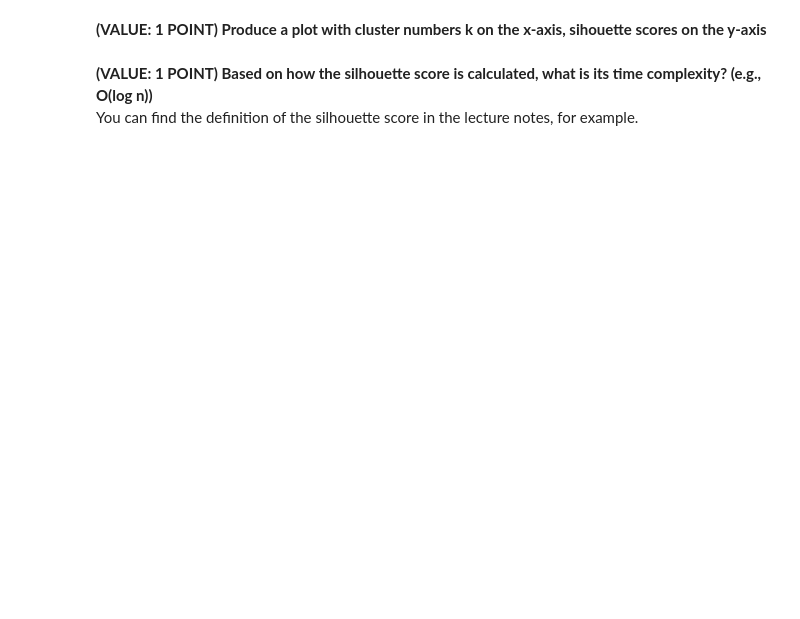
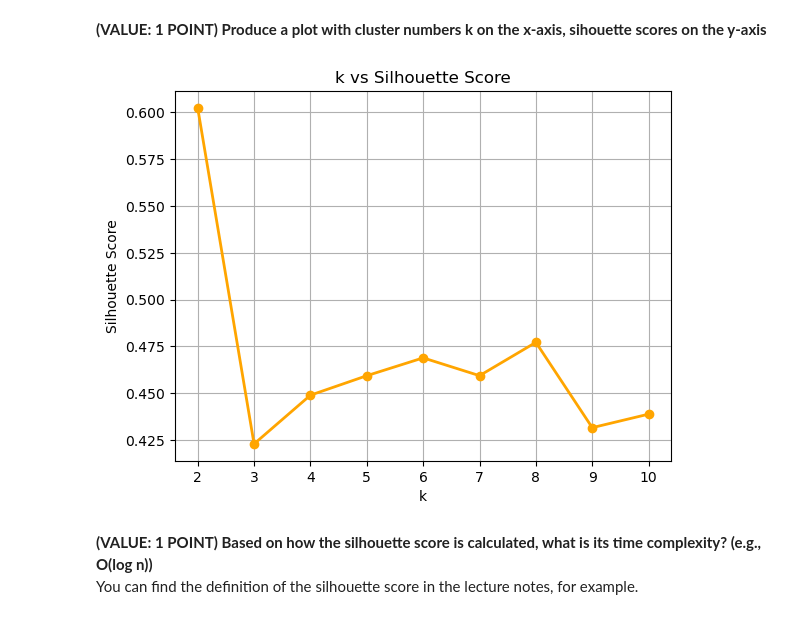
Before and after one commit to dle4d/ds5110, a Jupyter notebook: 07_clustering_and_dim_reduction_mllib/fidelity_fund_clustering_dle4d.ipynb, the cells around one changed output. Saved outputs shown, nothing was run; the diff lists cells and outputs as text; code cells hidden in the pictures; blank space fills up the shorter version.

```diff
--- a/07_clustering_and_dim_reduction_mllib/fidelity_fund_clustering_dle4d.ipynb
+++ b/07_clustering_and_dim_reduction_mllib/fidelity_fund_clustering_dle4d.ipynb
@@ -120,2 +157,8 @@ Cluster Centers:
 # %% [markdown]
 **(VALUE: 1 POINT) Call `kmeans_range` to compute K-means with clusters ranging from 2 to 10 inclusive, printing the resulting dataframe.**
+# %%
+# Call the function.
+kmeans_result = kmeans_range(2,10, dataset)
+
+# Show the resulting data frame.
+kmeans_result
@@ -122,5 +185,26 @@ Cluster Centers:
 # %% [markdown]
 **(VALUE: 1 POINT) Produce a plot with cluster numbers k on the x-axis, sihouette scores on the y-axis**
+# %%
+# Because I am not good at remember how to create plots, I used MS Copilot to help with this.
+# Create the plot using matplotlib.
+import matplotlib.pyplot as plt
+
+plt.plot(
+    kmeans_result["k"],
+    kmeans_result["silhouette"],
+    marker="o",
+    color="orange",
+    linewidth=2
+)
+
+plt.title("k vs Silhouette Score")
+plt.xlabel("k")
+plt.ylabel("Silhouette Score")
+
+plt.grid(True)
+plt.show()
+# %% [output]
+[figure, added]
 # %% [markdown]
 **(VALUE: 1 POINT) Based on how the silhouette score is calculated, what is its time complexity? (e.g., O(log n))**
 You can find the definition of the silhouette score in the lecture notes, for example.
```
Also changed, not shown: parts of 9 cells of this notebook, 3 other files.
